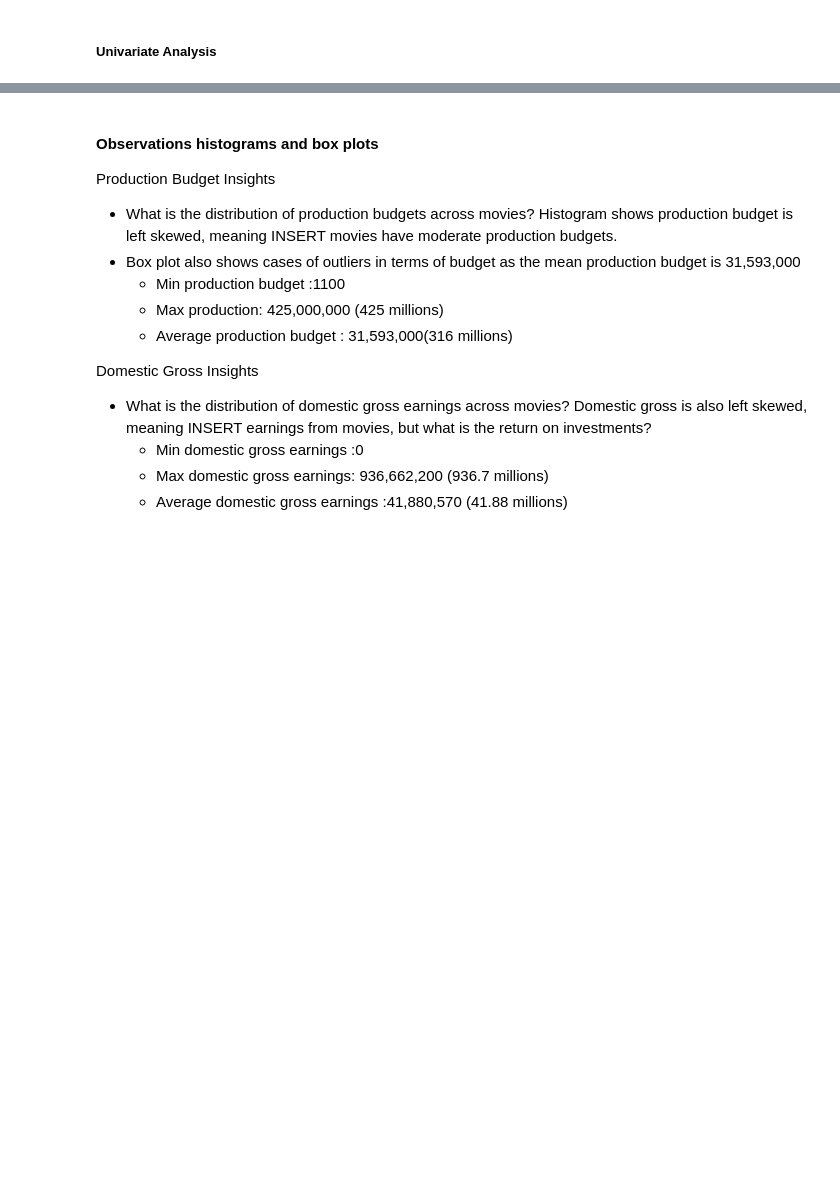
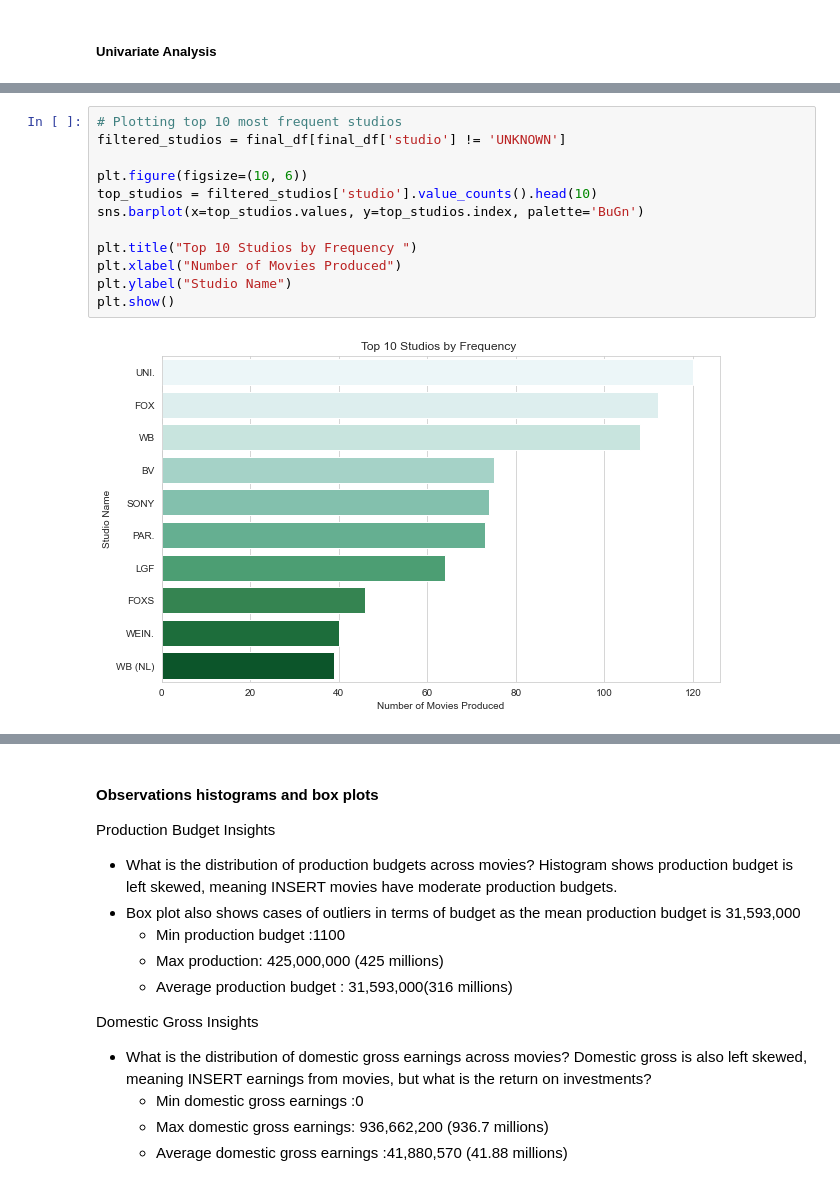
Before and after one commit to Otim135/group3-phase2-project, a Jupyter notebook: ipynbs/Ketty.ipynb, the cells around one changed output, grey strips where cells are left out. Drawn from its saved outputs; the diff is of its cells as text; blank space fills up the shorter version.

```diff
--- a/ipynbs/Ketty.ipynb
+++ b/ipynbs/Ketty.ipynb
@@ -433,0 +483,14 @@ for column in columns_to_plot:
+# %%
+# Plotting top 10 most frequent studios
+filtered_studios = final_df[final_df['studio'] != 'UNKNOWN']
+
+plt.figure(figsize=(10, 6))
+top_studios = filtered_studios['studio'].value_counts().head(10)
+sns.barplot(x=top_studios.values, y=top_studios.index, palette='BuGn')
+
+plt.title("Top 10 Studios by Frequency ")
+plt.xlabel("Number of Movies Produced")
+plt.ylabel("Studio Name")
+plt.show()
+# %% [output]
+[figure, added]
```
Also changed, not shown: parts of 4 cells of this notebook.
